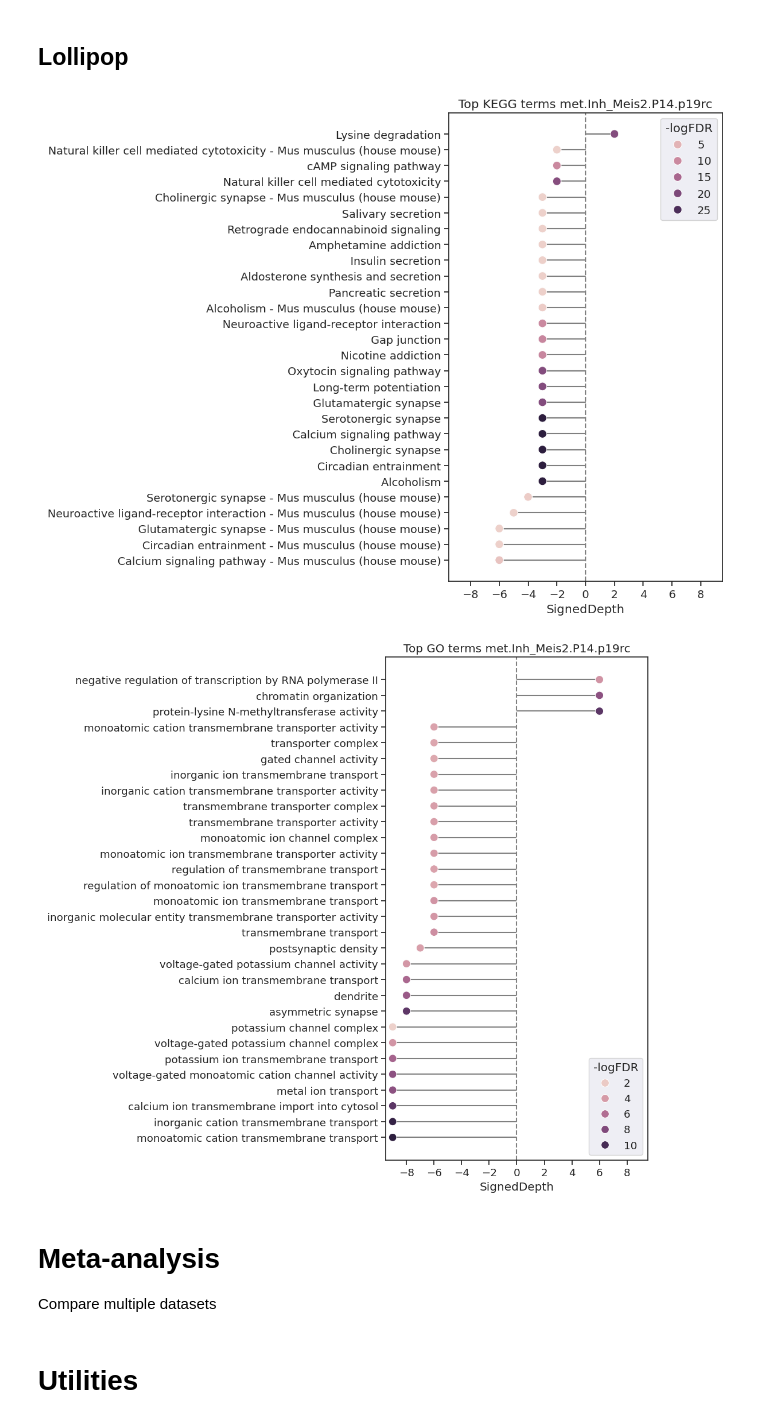
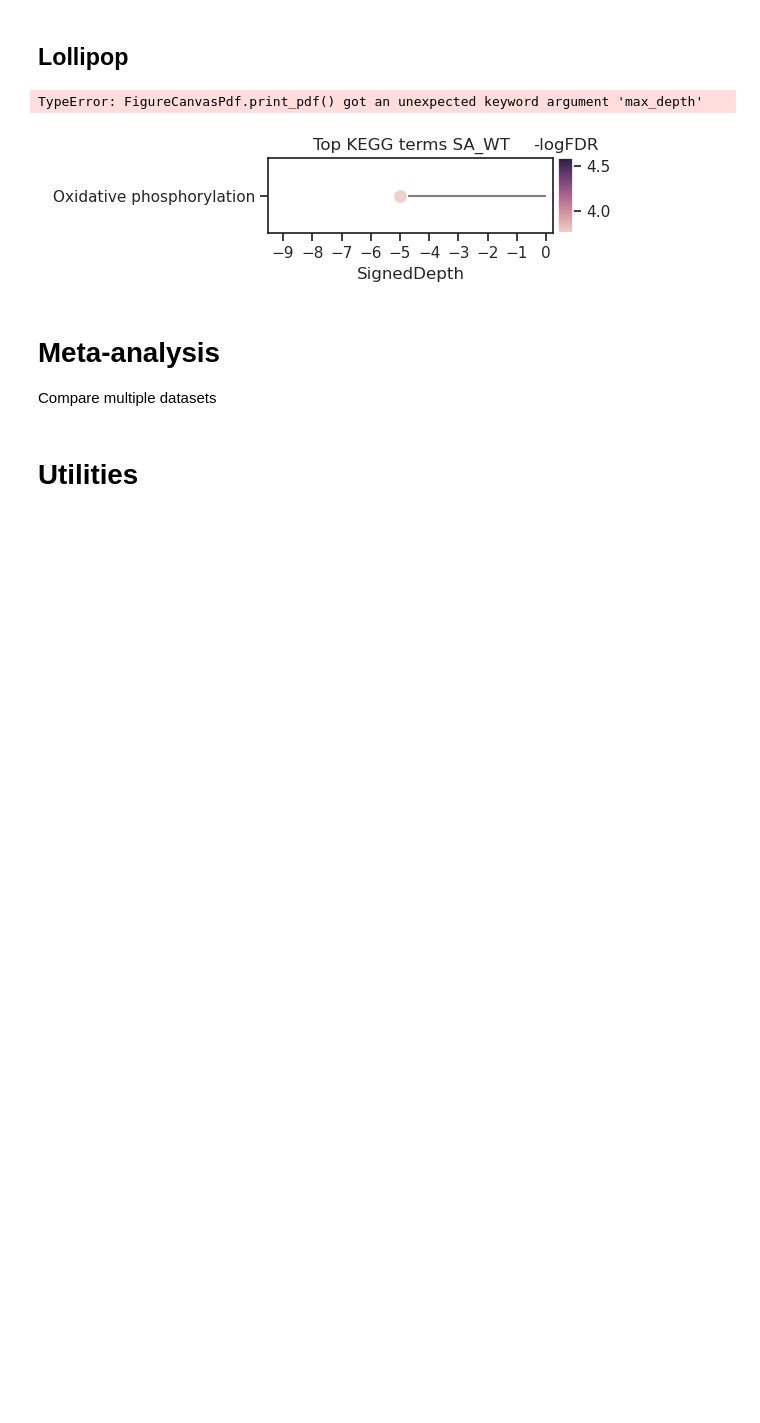
Before and after one commit to pdegen/SynEnrich, a Jupyter notebook: workflow/notebooks/main.ipynb, the cells around one changed output. Cells and saved outputs as stored; diff of their text form; code cells hidden in the pictures; blank space fills up the shorter version.

```diff
--- a/workflow/notebooks/main.ipynb
+++ b/workflow/notebooks/main.ipynb
@@ -54,12 +54,28 @@ tools = ["clusterProfiler","gseapy","string"]
 keytype = "ENSEMBL"
 organismKEGG = "hsa"
 qval = 0.05
+gseapy_use_enrichr = False
+
+# Table with normalized expression values
+input_file_expression = "../../resources/testdata/BRCA.csv"
+
 
 keytype = "SYMBOL"
 organismKEGG = "mmu"
 input_file = "resources/Liana/deg.edger.lrt.batch.unm_0.6.clean.clInh_Sncg.thresh.0.2.2024-01-19-11-47.P14.p19rc.csv"
 input_file_expression = "../../resources/Liana/cpm.batch.unm_0.6.clean.clInh_Meis2.thresh.0.2.2024-09-06-13-27.P14.p19rc.csv"
 project_name = "met.Inh_Meis2.P14.p19rc"
+control_tag = "WT"
+case_tag = "KI"
+
+comp = "SA_WT"
+keytype = "ENSEMBL"
+organismKEGG = "hsa"
+input_file = f"resources/Chiara/edger.qlf.lfc0.{comp}.p1.csv"
+input_file_expression = f"../../resources/Chiara/kallisto.{comp}.csv"
+project_name = f"Chiara.QLF.{comp}"
+control_tag = comp.split("_")[1]
+case_tag = comp.split("_")[0]
 # %% [markdown]
 ## Create config.yaml file
 # %%
@@ -113,8 +130,8 @@ def signal_to_noise(expr: pd.DataFrame, control: List[str], case: List[str]):
 
 if input_file_expression:
     expr = pd.read_csv(input_file_expression, index_col=0)
-    control = [col for col in expr.columns if "WT" in col]
-    case = [col for col in expr.columns if "KI" in col]
+    control = [col for col in expr.columns if control_tag in col]
+    case = [col for col in expr.columns if case_tag in col]
     s2n = signal_to_noise(expr, control, case)
     df["s2n"] = s2n.loc[df.index]
 
@@ -413,28 +447,32 @@ def make_lollipop(df, lib, project_name, legend_outside=False, tight_layout=True
 # %%
+sns.set_theme(font_scale=1)
+
 for lib in libraries:
 
     d = summary_dict[lib]["depth_df"]
     if len(d) < 1:
         print(f"No terms found for {lib}")
         continue
     if "Direction" not in d:
         d["Direction"] = d.index.str.split("_").str[1].str.strip()
     d.index = d.index.str.split("_").str[0]
     d.rename({"Factors":"Configurations"}, axis=1, inplace=True)
     d["Combined FDR"] = summary_dict[lib]["summary_df"].loc[d.index,("Combined","nan","Combined FDR")]
     d.sort_values(by=["Depth","Combined FDR"], ascending=[False,True], inplace=True)
     outfile = f"../../results/{project_name}/combined/syn.depth.{lib}.{project_name}.csv"
     d = d[["Description","Depth","Direction","Combined FDR","Configurations"]]
     d.to_csv(outfile)
 
     dd = d[(d["Depth"]>1) & (d["Combined FDR"]< 0.05)]
     if len(dd) < 1:
         print(f"No terms found for {lib}")
         continue
-    make_lollipop(dd.iloc[:30], lib, project_name, ext="png", legend_outside=False, tight_layout=True, width_pad=2, max_depth = 9)
+
+    title = f"Top {lib} terms {project_name.split("Chiara.QLF.")[1]}"
+    make_lollipop(dd.iloc[:30], lib, project_name, ext="pdf", max_depth = 9, title=title)
 # %% [output]
+TypeError: FigureCanvasPdf.print_pdf() got an unexpected keyword argument 'max_depth'
-[figure, old version]
+[figure, new version]
-[figure, removed]
 # %% [markdown]
 # Meta-analysis
 
```
Also changed, not shown: parts of 21 cells of this notebook, 1 other file.
